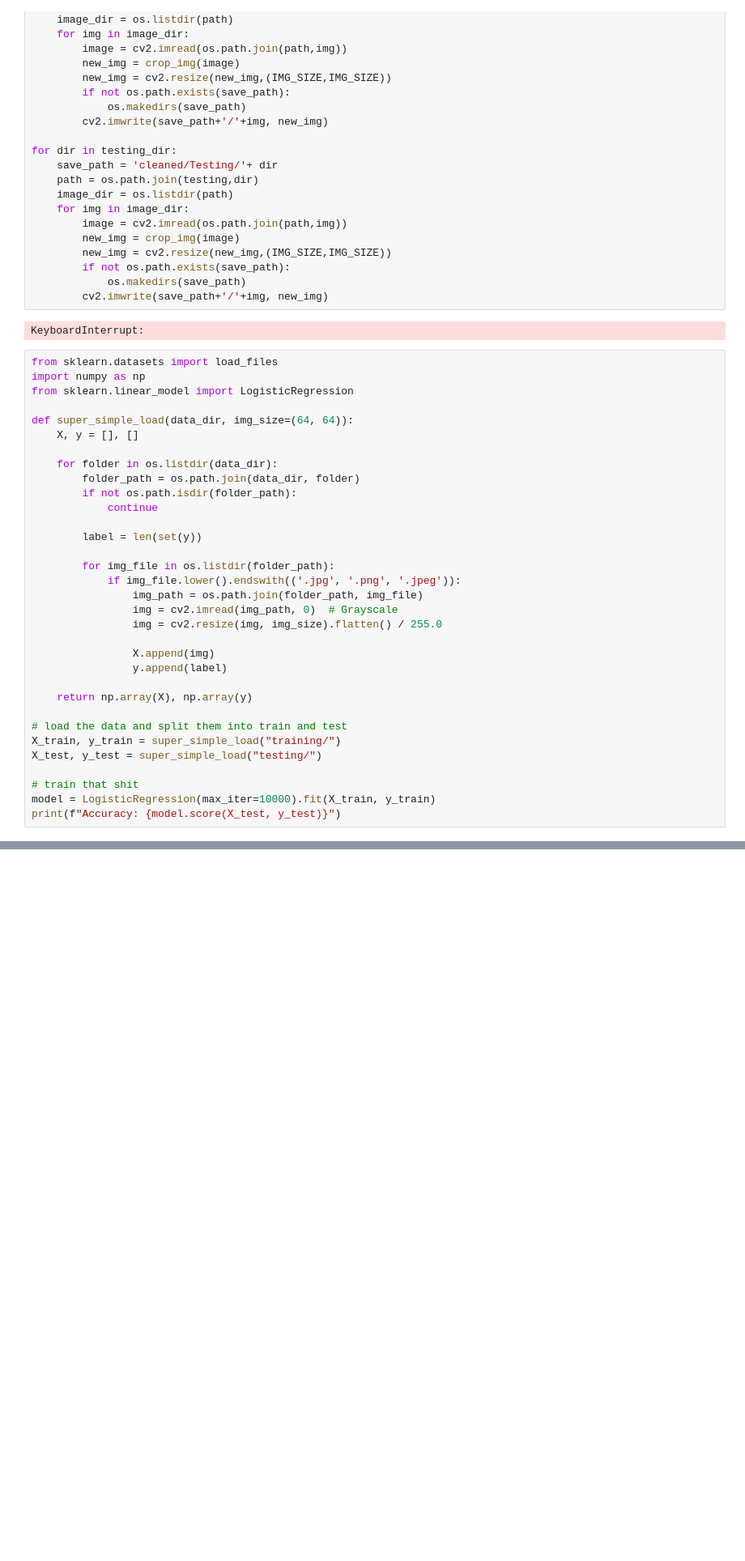
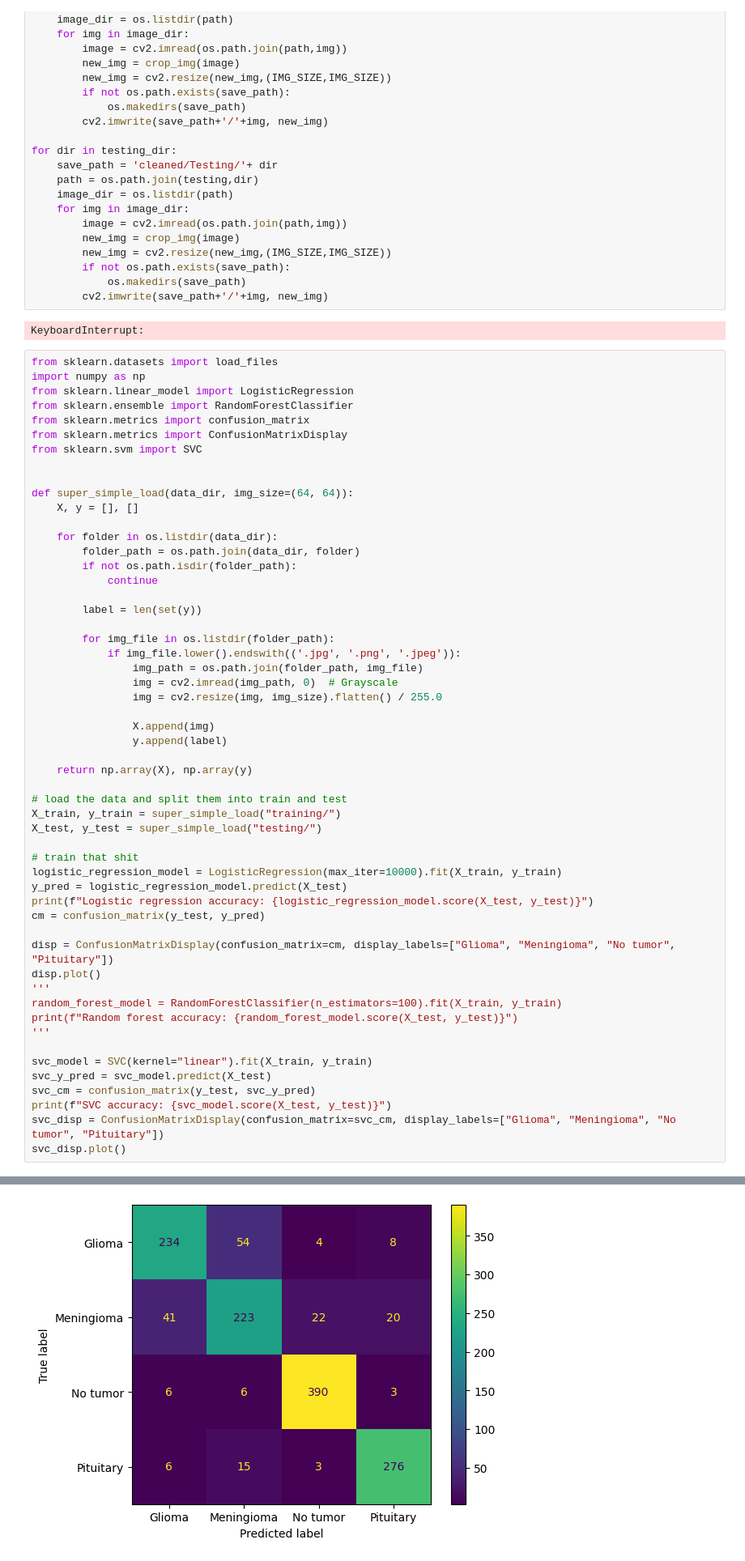
Before and after one commit to daansku/ml-project-25, a Jupyter notebook: main4.ipynb, the cells around one changed output, grey strips where cells are left out. Shown: that part at 81% size. Drawn from its saved outputs; the diff is of its cells as text; blank space fills up the shorter version.

Commit message:
Added confusion matrices and SVM

```diff
--- a/main4.ipynb
+++ b/main4.ipynb
@@ -70,6 +70,11 @@ KeyboardInterrupt:
 from sklearn.datasets import load_files
 import numpy as np
 from sklearn.linear_model import LogisticRegression
+from sklearn.ensemble import RandomForestClassifier
+from sklearn.metrics import confusion_matrix
+from sklearn.metrics import ConfusionMatrixDisplay
+from sklearn.svm import SVC
+
 
 def super_simple_load(data_dir, img_size=(64, 64)):
     X, y = [], []
@@ -97,6 +102,22 @@ X_train, y_train = super_simple_load("training/")
 X_test, y_test = super_simple_load("testing/")
 
 # train that shit
-model = LogisticRegression(max_iter=10000).fit(X_train, y_train)
-print(f"Accuracy: {model.score(X_test, y_test)}")
+logistic_regression_model = LogisticRegression(max_iter=10000).fit(X_train, y_train)
+y_pred = logistic_regression_model.predict(X_test)
+print(f"Logistic regression accuracy: {logistic_regression_model.score(X_test, y_test)}")
+cm = confusion_matrix(y_test, y_pred)
+
+disp = ConfusionMatrixDisplay(confusion_matrix=cm, display_labels=["Glioma", "Meningioma", "No tumor", "Pituitary"])
+disp.plot()
+'''
+random_forest_model = RandomForestClassifier(n_estimators=100).fit(X_train, y_train)
+print(f"Random forest accuracy: {random_forest_model.score(X_test, y_test)}")
+'''
+
+svc_model = SVC(kernel="linear").fit(X_train, y_train)
+svc_y_pred = svc_model.predict(X_test)
+svc_cm = confusion_matrix(y_test, svc_y_pred)
+print(f"SVC accuracy: {svc_model.score(X_test, y_test)}")
+svc_disp = ConfusionMatrixDisplay(confusion_matrix=svc_cm, display_labels=["Glioma", "Meningioma", "No tumor", "Pituitary"])
+svc_disp.plot()
 # %% [output]
@@ -103,0 +127 @@ Accuracy: 0.8924485125858124
+[figure, added]
```
Also changed, not shown: parts of 1 cell of this notebook.
